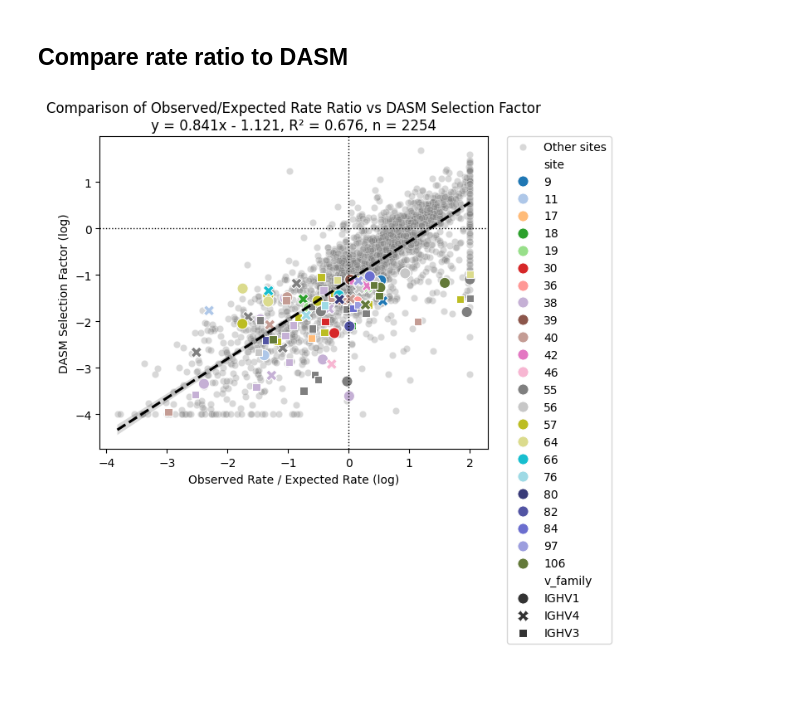
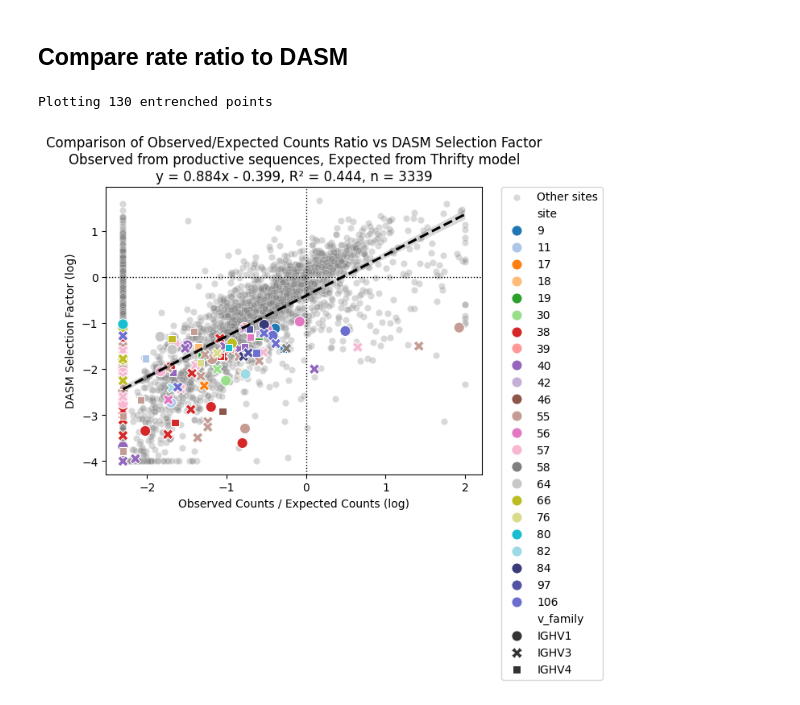
Before and after one commit to matsengrp/dasm-epistasis-experiments, a Jupyter notebook: rates_analysis_productive_w_thrifty.ipynb, the cells around one changed output. Cells and saved outputs as stored; diff of their text form; code cells hidden in the pictures.

Commit message:
finshed with thrifty+productive analysis, also reran the original rates with the fixes entrenched sites (germline according to codon)

```diff
--- a/rates_analysis_productive_w_thrifty.ipynb
+++ b/rates_analysis_productive_w_thrifty.ipynb
@@ -900,7 +901,9 @@ class CachedNeutralMutationProbability:
             print(f"Error saving to gzip cache: {e}")
 
 
-neutral_probabilties = CachedNeutralMutationProbability("v1rodriguez", branch_length_method='from_synonymous_mutations')
+#neutral_probabilties = CachedNeutralMutationProbability("v1rodriguez", branch_length_method='from_synonymous_mutations')
+neutral_probabilties = CachedNeutralMutationProbability("v1rodriguez", branch_length_method='from_total_mutations')
+
 
 # add germline information to all dataframes
 neutral_probabilties.aa_neutral_df = add_germline_information(neutral_probabilties.pcp_df, neutral_probabilties.aa_neutral_df)
@@ -971,7 +956,7 @@ observed_aa_df
 # %%
 merge_counts = pd.merge(expected_aa_df.rename(columns={'current_aa':'parent_aa', 'transition_aa':'child_aa', 'substitution_probability':'expected_counts'}), observed_aa_df, on=['v_family', 'site', 'parent_aa', 'child_aa'])
 merge_counts['ratio'] = merge_counts['mutation_acquired'] / merge_counts['expected_counts']
-merge_counts['log_ratio'] = np.log(merge_counts['ratio'] + 1e-3)
+merge_counts['log_ratio'] = np.log(merge_counts['ratio'] + 1e-1)
 
 merge_counts[merge_counts.expected_counts >= 1].log_ratio.hist(bins=100)
 # %% [output]
@@ -1098,6 +1085,7 @@ aa_site_subs_selection_df_germline['is_germline_codon'] = aa_site_subs_selection
 
 dasm_summarized = aa_site_subs_selection_df_germline[aa_site_subs_selection_df_germline.is_germline_aa == True].groupby(['v_family', 'site', 'parent_aa', 'selection_factor_target_aa']).selection_factor.median().reset_index()
 # %%
+## show unfiltered data
 
 compare_dasm_rates = pd.merge(merge_counts, dasm_summarized.rename(columns={'selection_factor_target_aa':'child_aa'}), on=['v_family', 'site', 'parent_aa', 'child_aa'], suffixes=('_rates', '_dasm'))
 compare_dasm_rates['log_selection_factor'] = np.log(compare_dasm_rates['selection_factor'])
@@ -1106,7 +1094,7 @@ compare_dasm_rates['log_selection_factor'] = np.log(compare_dasm_rates['selectio
 compare_dasm_rates['log_selection_factor'] = compare_dasm_rates['log_selection_factor'].clip(lower=-4, upper=2)
 compare_dasm_rates['log_ratio'] = compare_dasm_rates['log_ratio'].clip(lower=-4, upper=2)
 
-compare_dasm_rates = compare_dasm_rates[compare_dasm_rates.mutation_acquired >= 1]
+#compare_dasm_rates = compare_dasm_rates[compare_dasm_rates.mutation_acquired >= 1]
 
 # Calculate regression statistics
 x = compare_dasm_rates['log_ratio']
@@ -1132,38 +1120,46 @@ sns.scatterplot(data=compare_dasm_rates,
                 color='grey', alpha=0.3, label='Other sites')
 
 # filter entrenched data
-#entrenched_compare_rates_dasm = pd.merge(entrenched_sites_aas, compare_dasm_rates, on=['site', 'v_family'], how='inner')
 entrenched_compare_rates_dasm = pd.merge(entrenched_sites_aas.rename(columns={'amino_acid':'parent_aa', 'target_amino_acid':'child_aa'}), compare_dasm_rates, on=['site', 'v_family', 'parent_aa', 'child_aa'], how='inner')
+print(f"Plotting {len(entrenched_compare_rates_dasm)} entrenched points")
+# print which points were not found in the compare_dasm_rates
+not_found = pd.merge(entrenched_sites_aas.rename(columns={'amino_acid':'parent_aa', 'target_amino_acid':'child_aa'}), compare_dasm_rates, on=['site', 'v_family', 'parent_aa', 'child_aa'], how='outer', indicator=True)
+not_found = not_found[not_found['_merge'] == 'left_only']
+if len(not_found) > 0:
+    print("The following entrenched points were not found in the comparison data:")
+    print(not_found[['site', 'v_family', 'parent_aa', 'child_aa']])
+
 # plot entrenched points in color
 entrenched_compare_rates_dasm['site'] = entrenched_compare_rates_dasm['site'].astype(str)
 sns.scatterplot(data=entrenched_compare_rates_dasm,
                 x='log_ratio', y='log_selection_factor',
                 s=90, hue='site', style='v_family', palette=site_color_map)
 
 # Add the regression line
 sns.regplot(data=compare_dasm_rates, x='log_ratio', y='log_selection_factor',
             scatter=False, line_kws={'linestyle': '--', 'color': 'black'})
 
 ax.axvline(0, color='black', linestyle=':', linewidth=1)
 ax.axhline(0, color='black', linestyle=':', linewidth=1)
 
 # Add legend
 plt.legend()
 plt.legend(bbox_to_anchor=(1.05, 1), loc='upper left', borderaxespad=0.)
 
-plt.xlabel('Observed Rate / Expected Rate (log)')
+plt.xlabel('Observed Counts / Expected Counts (log)')
 plt.ylabel('DASM Selection Factor (log)')
 
 # Format the equation and R² for the title
 if intercept >= 0:
     equation = f'y = {slope:.3f}x + {intercept:.3f}'
 else:
     equation = f'y = {slope:.3f}x - {abs(intercept):.3f}'
 
-title = f'Comparison of Observed/Expected Rate Ratio vs DASM Selection Factor\n{equation}, R² = {r_squared:.3f}, n = {n}'
+title = f'Comparison of Observed/Expected Counts Ratio vs DASM Selection Factor\nObserved from productive sequences, Expected from Thrifty model\n{equation}, R² = {r_squared:.3f}, n = {n}'
 plt.title(title)
 
 plt.tight_layout()
 plt.show()
 # %% [output]
+Plotting 130 entrenched points
-[figure, old version]
+[figure, new version]
```
Also changed, not shown: parts of 8 cells of this notebook, 1 other file.
